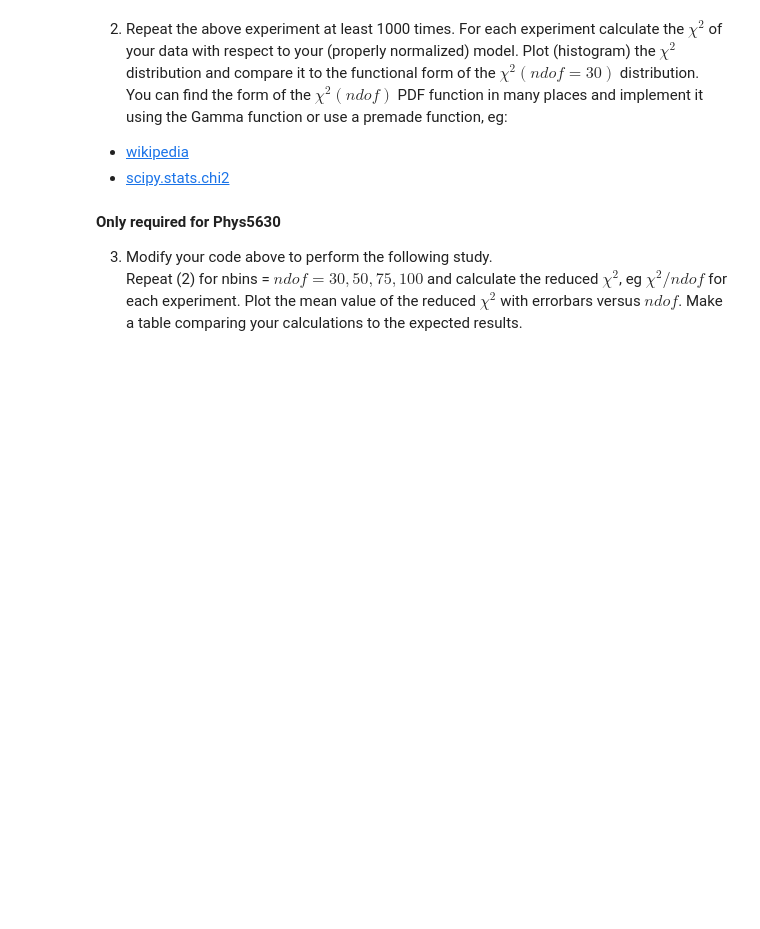
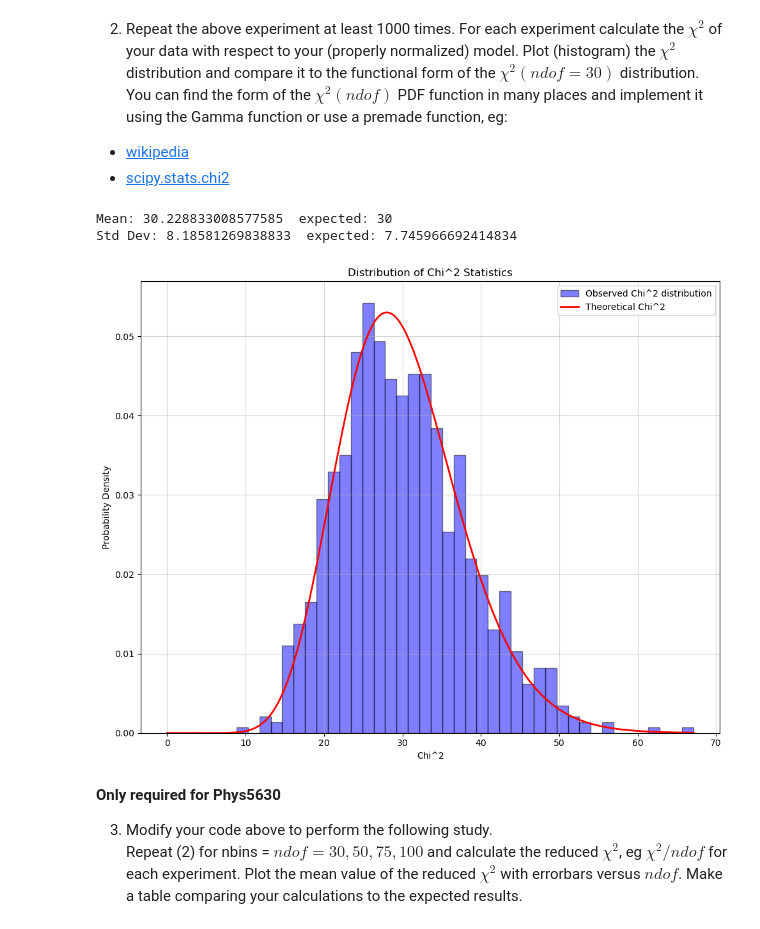
Before and after one commit to zpv8bq/chi2, a Jupyter notebook: chi2.ipynb, the cells around one changed output. Cells and saved outputs as stored; diff of their text form; code cells hidden in the pictures; blank space fills up the shorter version.

```diff
--- a/chi2.ipynb
+++ b/chi2.ipynb
@@ -16,7 +73,55 @@ An easy way to generate random numbers according to an arbitrary distribution is
 * [wikipedia](https://en.wikipedia.org/wiki/Chi-squared_distribution)
 * [scipy.stats.chi2](https://docs.scipy.org/doc/scipy/reference/generated/scipy.stats.chi2.html#scipy.stats.chi2)
 # %%
-# your work goes here
+import numpy as np
+import matplotlib.pyplot as plt
+from scipy.stats import chi2
+
+
+def chi_square(samples, n_bins=30):
+    counts, bin_edges = np.histogram(samples, bins=n_bins, range=(0, 15))
+    bin_centers = (bin_edges[:-1] + bin_edges[1:]) / 2
+    bin_width = bin_edges[1] - bin_edges[0]
+    expected_density = pdf(bin_centers) / normalization_constant
+    expected_counts = expected_density * len(samples) * bin_width
+    mask = expected_counts > 0
+    chi2_stat = np.sum((counts[mask] - expected_counts[mask]) ** 2 / expected_counts[mask])
+    return chi2_stat
+
+
+n_samples = 10000
+n_bins = 30
+n_experiments = 1000
+chi_squared_values = []
+for i in range(n_experiments):
+    samples = rejection_sampling(n_samples)
+    chi2_stat = chi_square(samples, n_bins=n_bins)
+    chi_squared_values.append(chi2_stat)
+
+chi_squared_values = np.array(chi_squared_values)
+mean_chi2 = np.mean(chi_squared_values)
+std_chi2 = np.std(chi_squared_values)
+print("Mean:", mean_chi2, " expected:", n_bins)
+print("Std Dev:", std_chi2, " expected:", np.sqrt(2 * n_bins))
+
+plt.figure(figsize=(10, 8))
+plt.hist(chi_squared_values, bins=40, density=True, alpha=0.5, color="blue", edgecolor="black",label="Observed Chi^2 distribution")
+ndof = n_bins
+x_chi2 = np.linspace(0, max(chi_squared_values), 500)
+y_chi2_theory = chi2.pdf(x_chi2, ndof)
+
+plt.plot(x_chi2, y_chi2_theory, "r-", linewidth=2, label="Theoretical Chi^2")
+plt.xlabel("Chi^2")
+plt.ylabel("Probability Density")
+plt.title("Distribution of Chi^2 Statistics")
+plt.legend()
+plt.grid(True, alpha=0.5)
+plt.tight_layout()
+plt.show()
+# %% [output]
+Mean: 30.228833008577585  expected: 30
+Std Dev: 8.18581269838833  expected: 7.745966692414834
+[figure, added]
 # %% [markdown]
 **Only required for Phys5630**
 
```
Also changed, not shown: parts of 1 cell of this notebook.
